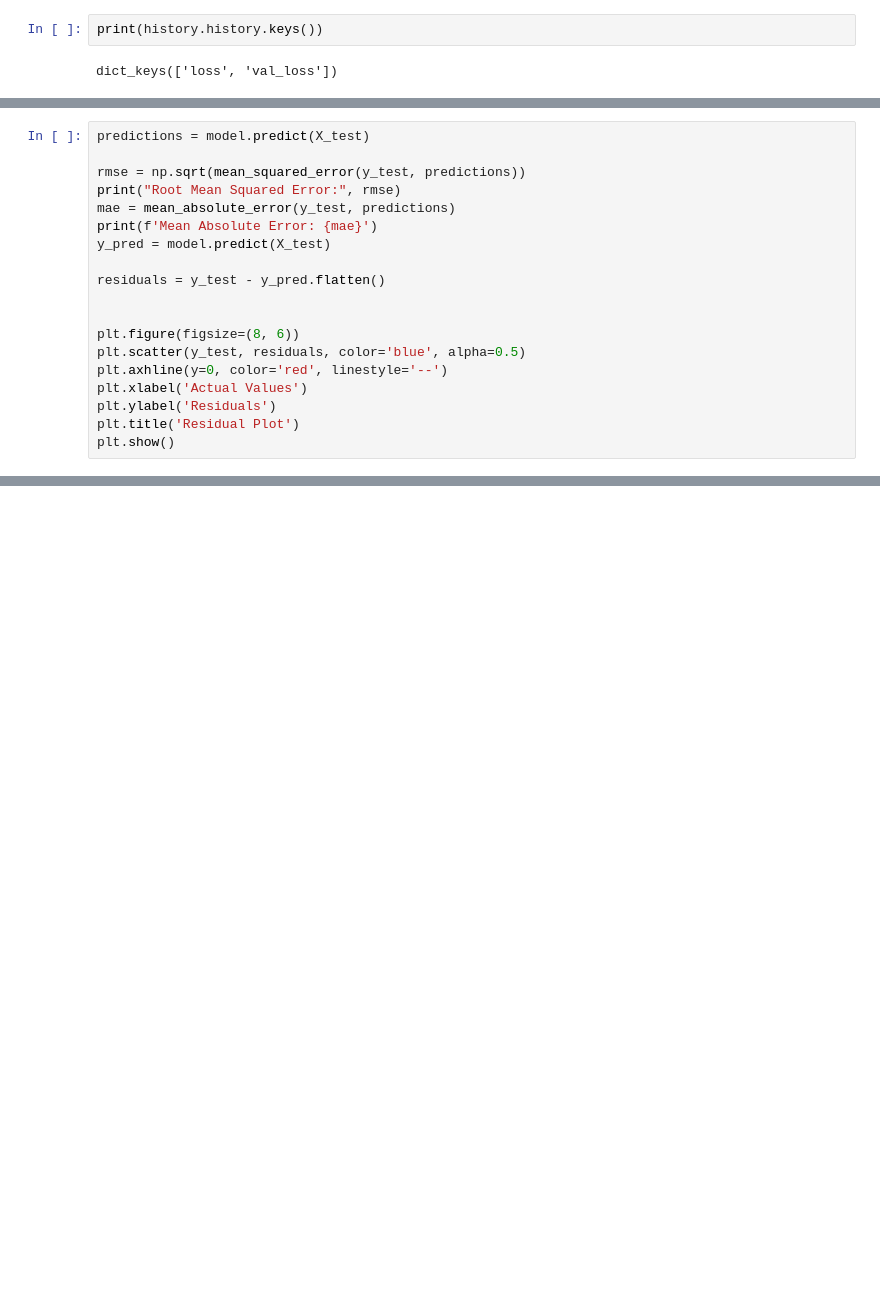
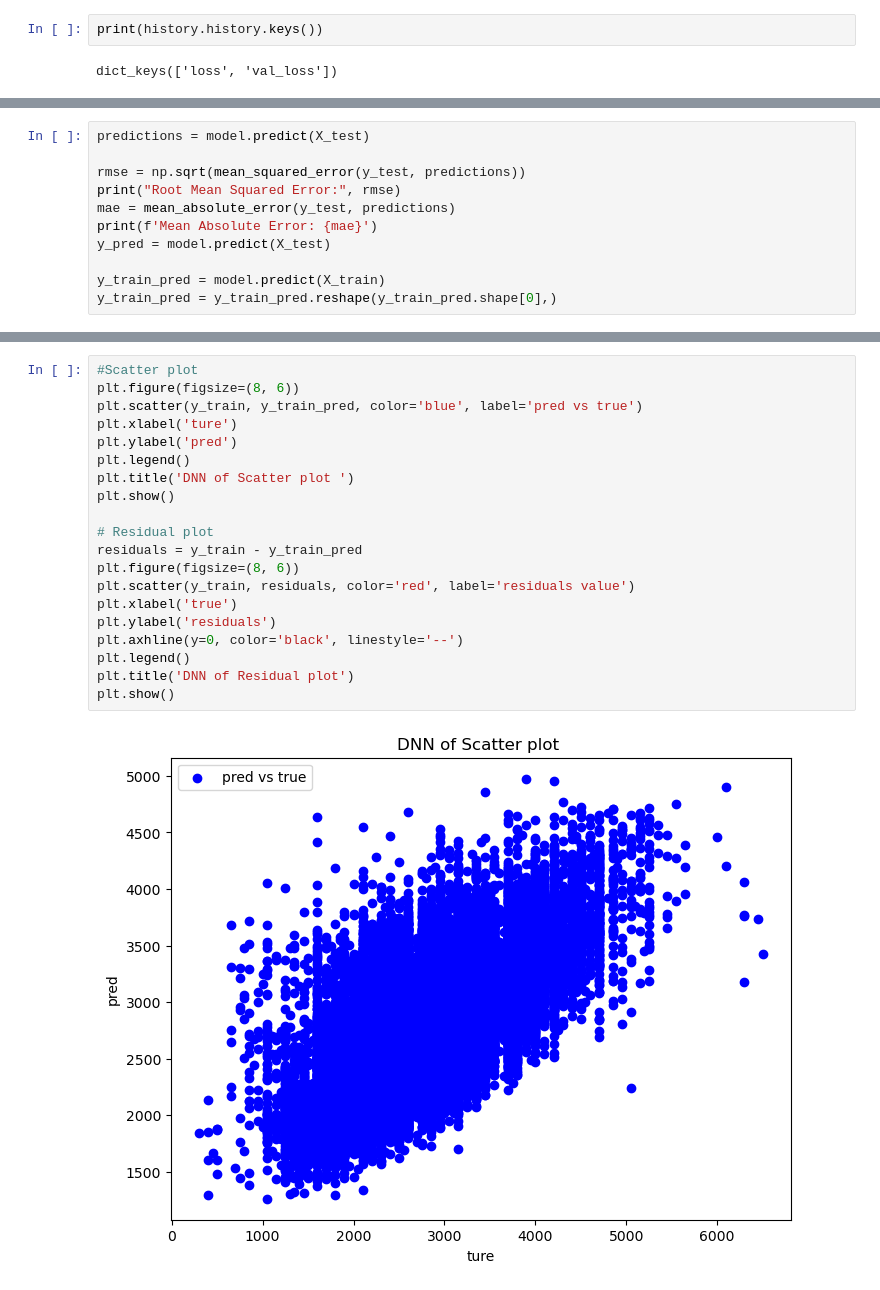
Before and after one commit to HongruCai/CS5228_HDBRentalRatePrediction, a Jupyter notebook: train_DNN.ipynb, the cells around one changed output, grey strips where cells are left out. Drawn from its saved outputs; the diff is of its cells as text; blank space fills up the shorter version.

```diff
--- a/train_DNN.ipynb
+++ b/train_DNN.ipynb
@@ -90,14 +90,6 @@ mae = mean_absolute_error(y_test, predictions)
 print(f'Mean Absolute Error: {mae}')
 y_pred = model.predict(X_test)
 
-residuals = y_test - y_pred.flatten()
-
-
-plt.figure(figsize=(8, 6))
-plt.scatter(y_test, residuals, color='blue', alpha=0.5)
-plt.axhline(y=0, color='red', linestyle='--')
-plt.xlabel('Actual Values')
-plt.ylabel('Residuals')
-plt.title('Residual Plot')
-plt.show()
+y_train_pred = model.predict(X_train)
+y_train_pred = y_train_pred.reshape(y_train_pred.shape[0],)
 # %% [output]
@@ -108,0 +101,22 @@ Mean Absolute Error: 364.2580165601874
+# %%
+#Scatter plot
+plt.figure(figsize=(8, 6))
+plt.scatter(y_train, y_train_pred, color='blue', label='pred vs true')
+plt.xlabel('ture')
+plt.ylabel('pred')
+plt.legend()
+plt.title('DNN of Scatter plot ')
+plt.show()
+
+# Residual plot
+residuals = y_train - y_train_pred
+plt.figure(figsize=(8, 6))
+plt.scatter(y_train, residuals, color='red', label='residuals value')
+plt.xlabel('true')
+plt.ylabel('residuals')
+plt.axhline(y=0, color='black', linestyle='--')
+plt.legend()
+plt.title('DNN of Residual plot')
+plt.show()
+# %% [output]
+[figure, added]
```
Also changed, not shown: parts of 6 cells of this notebook, 7 other files.
